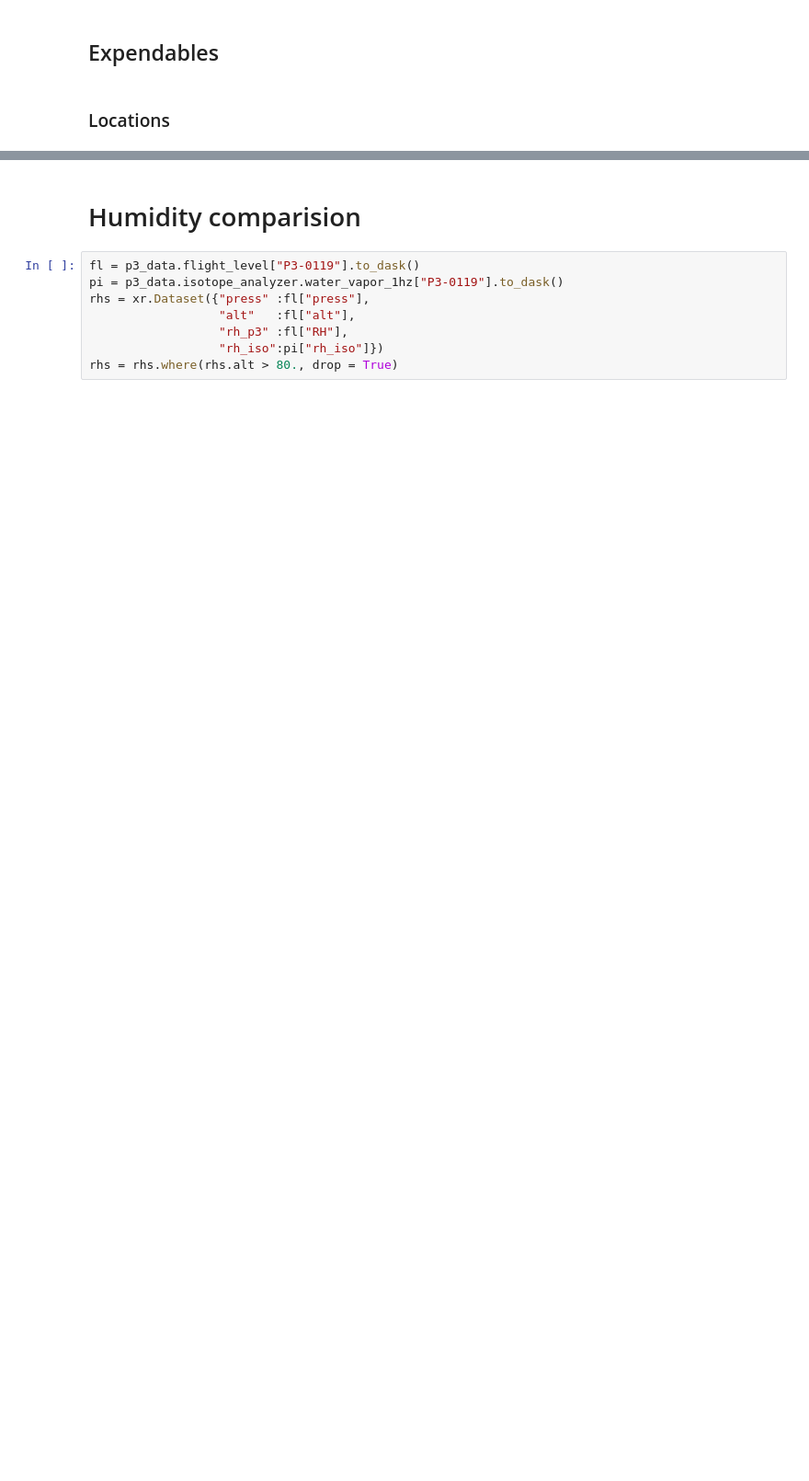
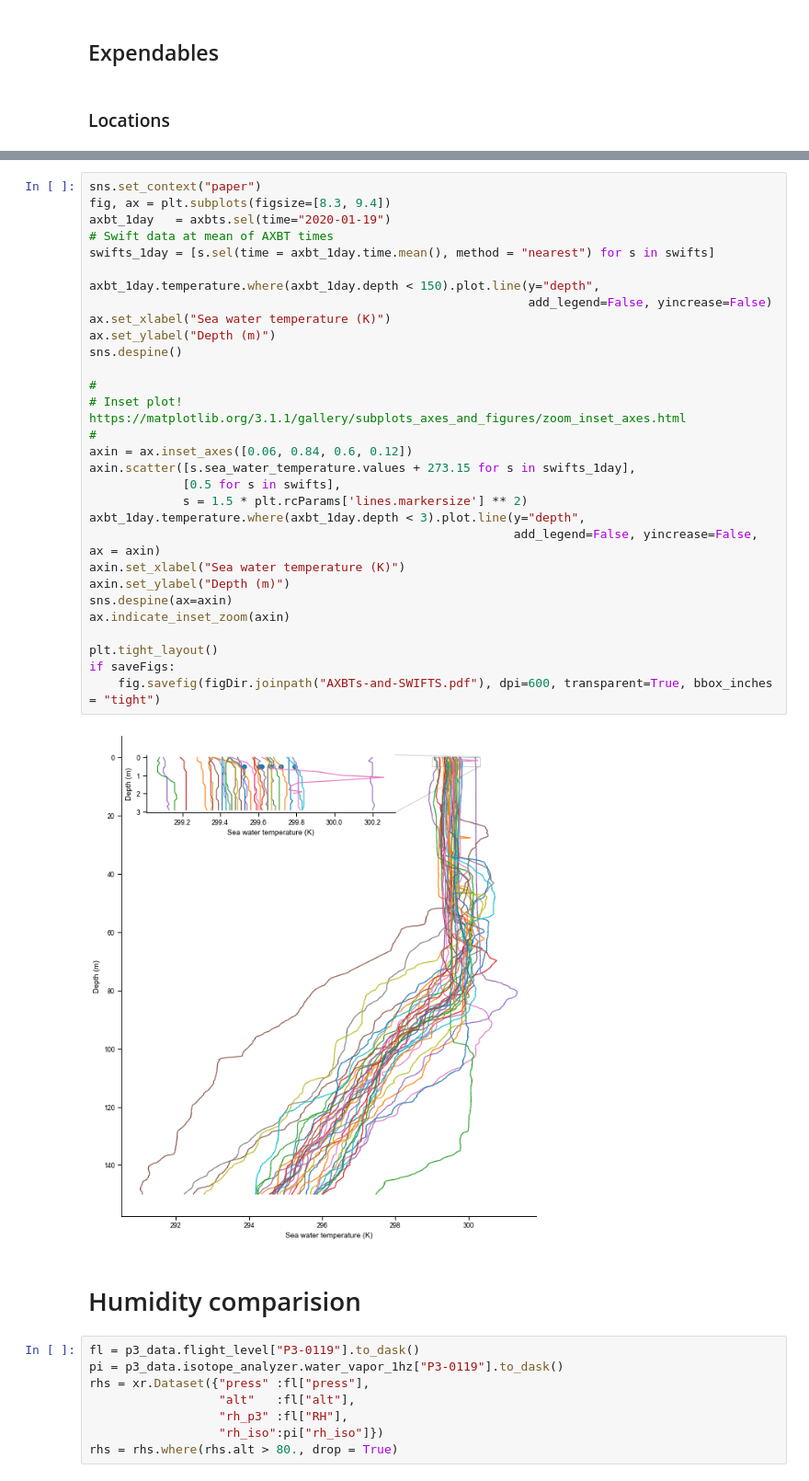
Before and after one commit to RobertPincus/atomic-p3-data-paper, a Jupyter notebook: Figures.ipynb, the cells around one changed output, grey strips where cells are left out. Shown at 92% size. Cells and saved outputs as stored; diff of their text form; blank space fills up the shorter version.

```diff
--- a/Figures.ipynb
+++ b/Figures.ipynb
@@ -282,3 +287,35 @@ if saveFigs:
+# %%
+sns.set_context("paper")
+fig, ax = plt.subplots(figsize=[8.3, 9.4])
+axbt_1day   = axbts.sel(time="2020-01-19")
+# Swift data at mean of AXBT times
+swifts_1day = [s.sel(time = axbt_1day.time.mean(), method = "nearest") for s in swifts]
+
+axbt_1day.temperature.where(axbt_1day.depth < 150).plot.line(y="depth",
+                                                             add_legend=False, yincrease=False)
+ax.set_xlabel("Sea water temperature (K)")
+ax.set_ylabel("Depth (m)")
+sns.despine()
+
+#
+# Inset plot! https://matplotlib.org/3.1.1/gallery/subplots_axes_and_figures/zoom_inset_axes.html
+#
+axin = ax.inset_axes([0.06, 0.84, 0.6, 0.12])
+axin.scatter([s.sea_water_temperature.values + 273.15 for s in swifts_1day],
+             [0.5 for s in swifts],
+             s = 1.5 * plt.rcParams['lines.markersize'] ** 2)
+axbt_1day.temperature.where(axbt_1day.depth < 3).plot.line(y="depth",
+                                                           add_legend=False, yincrease=False, ax = axin)
+axin.set_xlabel("Sea water temperature (K)")
+axin.set_ylabel("Depth (m)")
+sns.despine(ax=axin)
+ax.indicate_inset_zoom(axin)
+
+plt.tight_layout()
+if saveFigs:
+    fig.savefig(figDir.joinpath("AXBTs-and-SWIFTS.pdf"), dpi=600, transparent=True, bbox_inches = "tight")
+# %% [output]
+[figure, added]
 # %% [markdown]
 # Humidity comparision
 # %%
```
Also changed, not shown: parts of 7 cells of this notebook.
